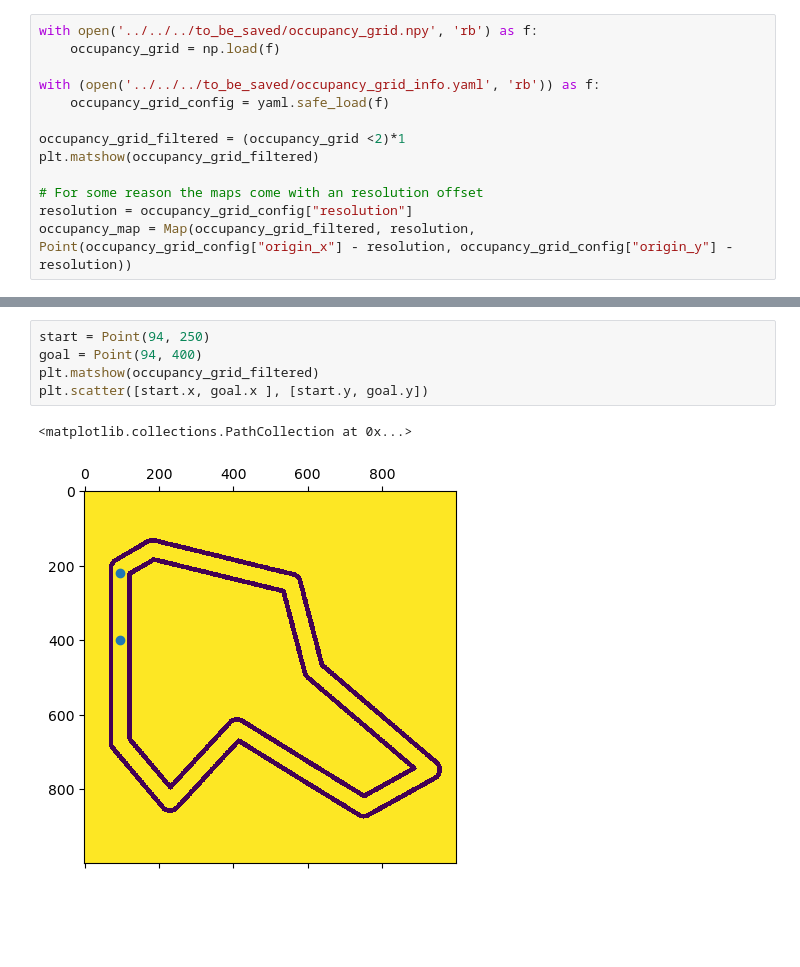
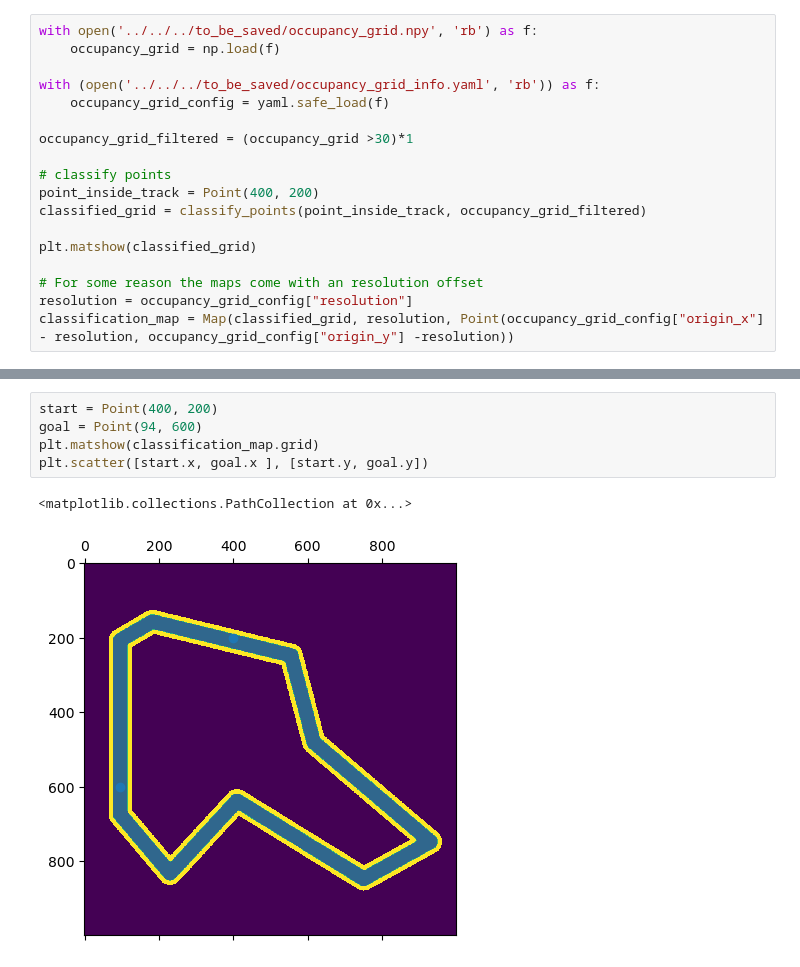
Before and after one commit to tim200002/TAS-Racer, a Jupyter notebook: src/offline_path_finder/src/notebook.ipynb, the cells around one changed output, grey strips where cells are left out. Drawn from its saved outputs; the diff is of its cells as text; blank space fills up the shorter version.

```diff
--- a/src/offline_path_finder/src/notebook.ipynb
+++ b/src/offline_path_finder/src/notebook.ipynb
@@ -20,10 +24,15 @@ with open('../../../to_be_saved/occupancy_grid.npy', 'rb') as f:
 with (open('../../../to_be_saved/occupancy_grid_info.yaml', 'rb')) as f:
     occupancy_grid_config = yaml.safe_load(f)
 
-occupancy_grid_filtered = (occupancy_grid <2)*1
-plt.matshow(occupancy_grid_filtered)
+occupancy_grid_filtered = (occupancy_grid >30)*1
+
+# classify points
+point_inside_track = Point(400, 200)
+classified_grid = classify_points(point_inside_track, occupancy_grid_filtered)
+
+plt.matshow(classified_grid)
 
 # For some reason the maps come with an resolution offset
 resolution = occupancy_grid_config["resolution"]
-occupancy_map = Map(occupancy_grid_filtered, resolution, Point(occupancy_grid_config["origin_x"] - resolution, occupancy_grid_config["origin_y"] -resolution))
+classification_map = Map(classified_grid, resolution, Point(occupancy_grid_config["origin_x"] - resolution, occupancy_grid_config["origin_y"] -resolution))
 # %% [output]
@@ -31,10 +40,10 @@ occupancy_map = Map(occupancy_grid_filtered, resolution, Point(occupancy_grid_co
 # %%
-start = Point(94, 250)
-goal = Point(94, 400)
-plt.matshow(occupancy_grid_filtered)
+start = Point(400, 200)
+goal = Point(94, 600)
+plt.matshow(classification_map.grid)
 plt.scatter([start.x, goal.x ], [start.y, goal.y])
 # %% [output]
 <matplotlib.collections.PathCollection at 0x...>
-[figure, old version]
+[figure, new version]
 # %%
 
```
Also changed, not shown: parts of 10 cells of this notebook, 12 other files.
